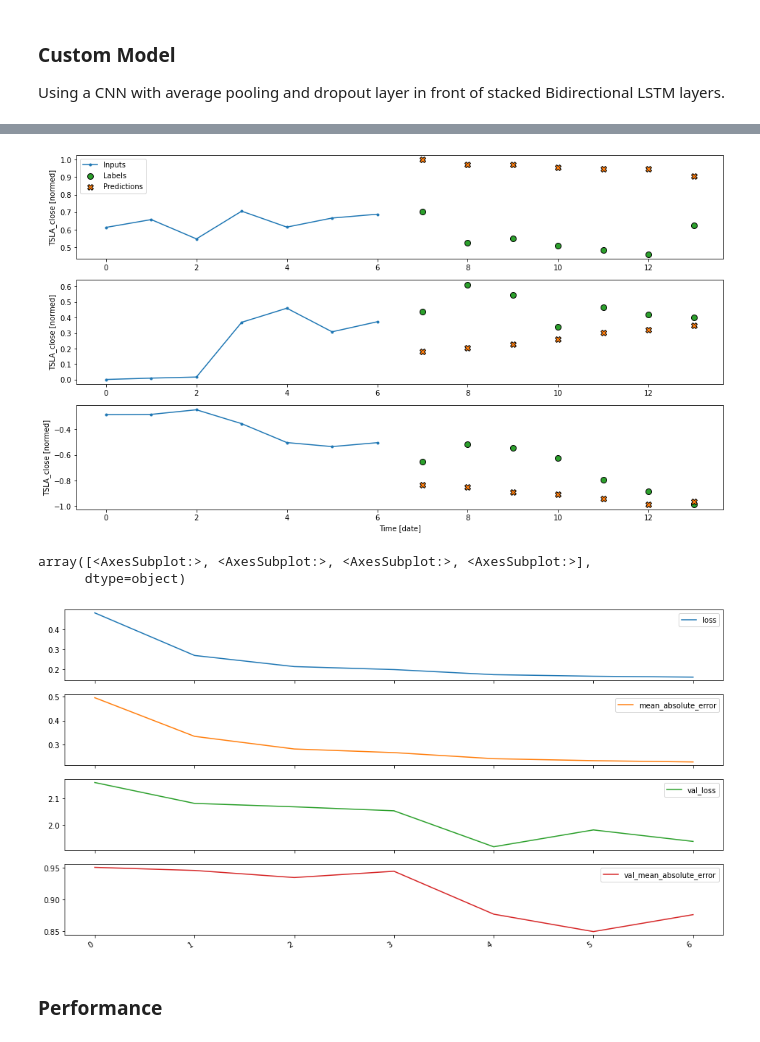
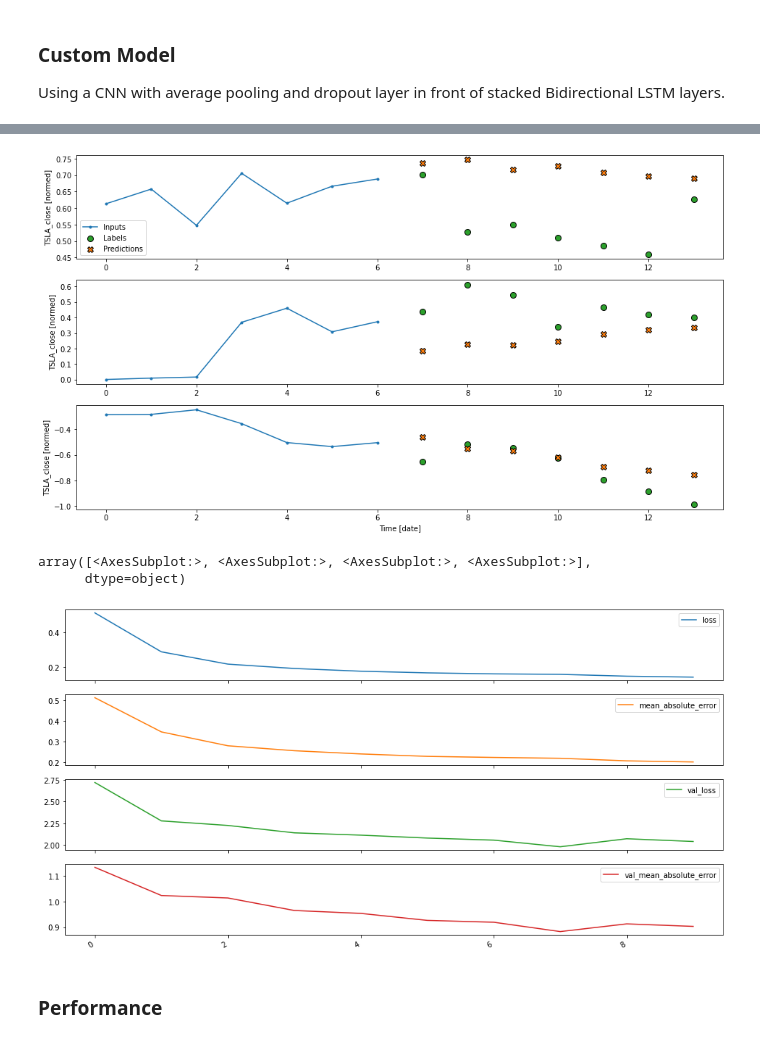
Before and after one commit to neuralnetes/notebooks, a Jupyter notebook: iex-cloud/stonks.ipynb, the cells around one changed output, grey strips where cells are left out. Saved outputs shown, nothing was run; the diff lists cells and outputs as text; code cells hidden in the pictures.

```diff
--- a/iex-cloud/stonks.ipynb
+++ b/iex-cloud/stonks.ipynb
@@ -1067,11 +1067,11 @@ custom_model = tf.keras.Sequential([
     # Shape [batch, time, features] => [batch, CONV_WIDTH, features]
     tf.keras.layers.Lambda(lambda x: x[:, -CONV_WIDTH:, :]),
     # Shape => [batch, 1, conv_units]
-    tf.keras.layers.Conv1D(512, activation='relu', kernel_size=(CONV_WIDTH)),
+    tf.keras.layers.Conv1D(1024, activation='relu', kernel_size=(CONV_WIDTH)),
     tf.keras.layers.AveragePooling1D(1),
     tf.keras.layers.Dropout(0.20),
-    tf.keras.layers.Bidirectional(tf.keras.layers.LSTM(1024, return_sequences=True)),
-    tf.keras.layers.Bidirectional(tf.keras.layers.LSTM(1024)),
+    tf.keras.layers.Bidirectional(tf.keras.layers.LSTM(512, return_sequences=True)),
+    tf.keras.layers.Bidirectional(tf.keras.layers.LSTM(512)),
     tf.keras.layers.Dropout(0.20),
     # Shape => [batch, 1,  out_steps*features]
     tf.keras.layers.Dense(OUT_STEPS*num_features,
@@ -1091,10 +1091,10 @@ multi_window.plot(custom_model)
-[figure, old version]
+[figure, new version]
 # %%
 pd.DataFrame(history.history).plot(subplots=True)
 # %% [output]
 array([<AxesSubplot:>, <AxesSubplot:>, <AxesSubplot:>, <AxesSubplot:>],
       dtype=object)
-[figure, old version]
+[figure, new version]
 # %% [markdown]
 ### Performance
 # %%
```
Also changed, not shown: parts of 3 cells of this notebook.
